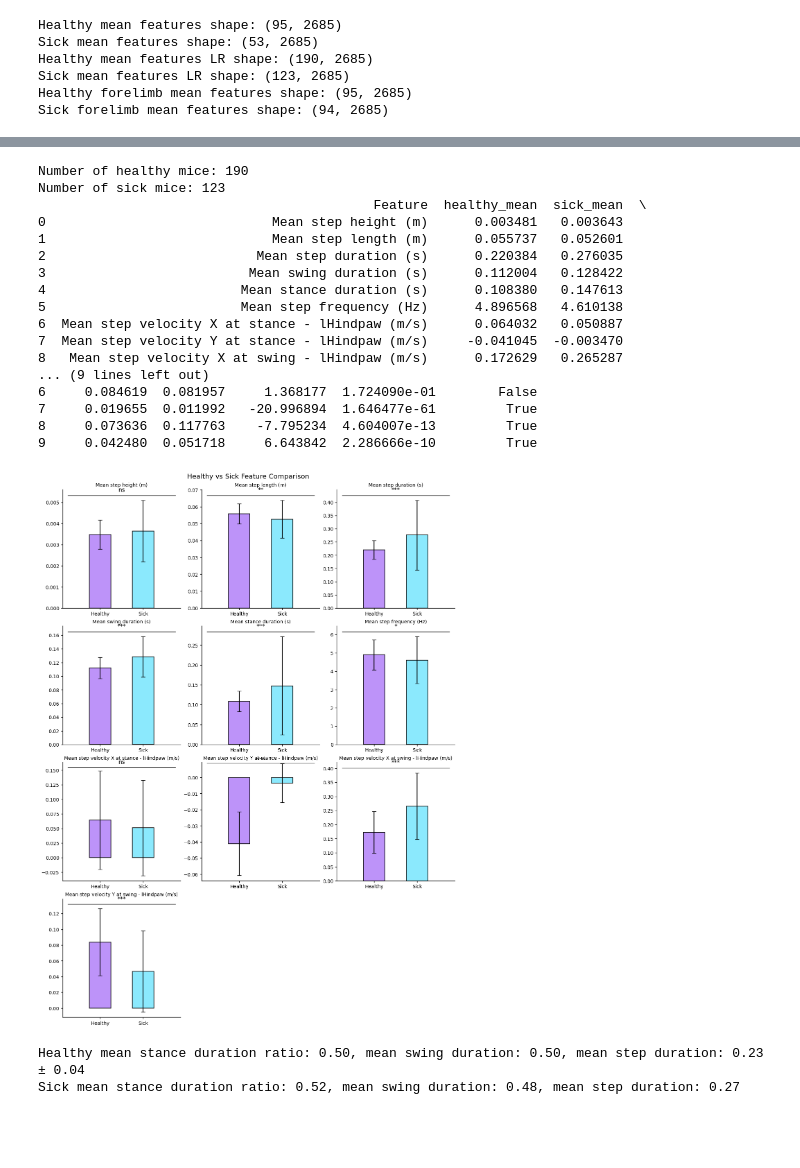
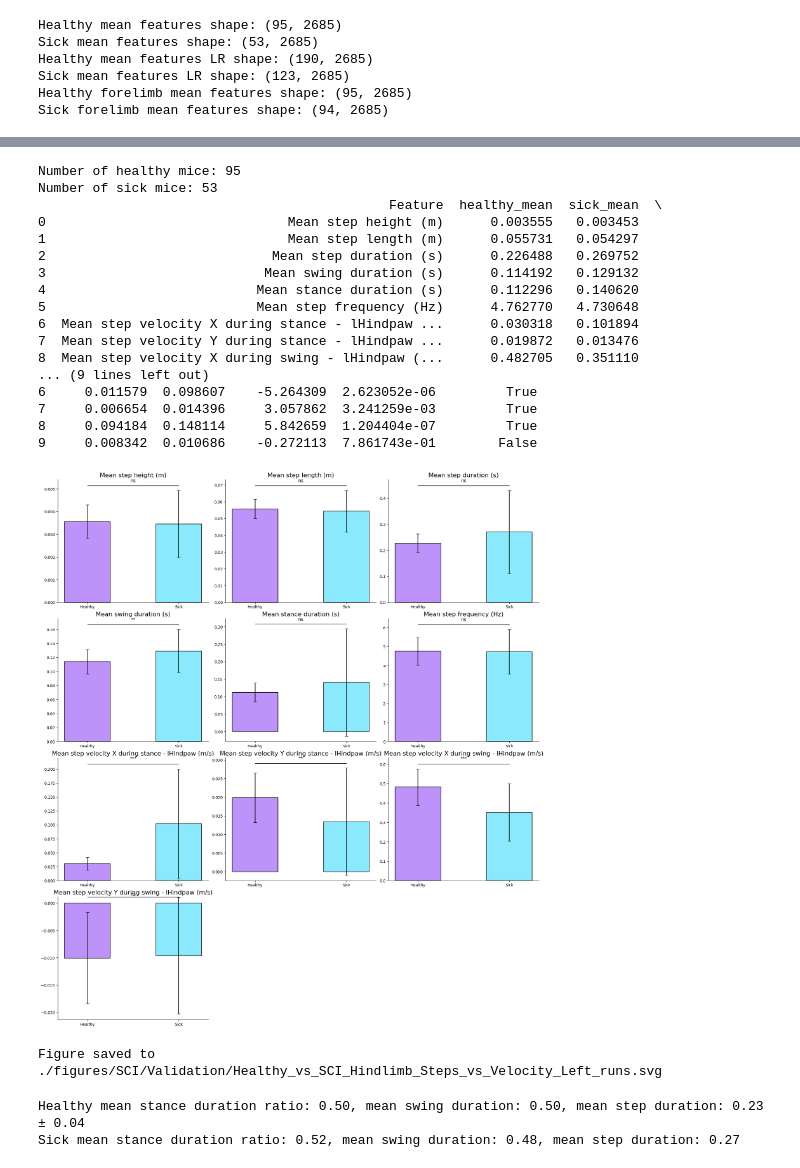
Before and after one commit to SimpingOjou/MScThesis, a Jupyter notebook: SCI_Time_Analysis.ipynb, the cells around one changed output, grey strips where cells are left out. Saved outputs shown, nothing was run; the diff lists cells and outputs as text; code cells hidden in the pictures; blank space fills up the shorter version.

```diff
--- a/SCI_Time_Analysis.ipynb
+++ b/SCI_Time_Analysis.ipynb
@@ -320,6 +320,7 @@ compare_spatial_progression_over_time(healthy_steps, unhealthy_steps, finger_pos
 features_to_check = ('Mean step height (m)', 'Mean step length (m)', 'Mean step duration (s)', 'Mean swing duration (s)', 'Mean stance duration (s)', 'Mean step frequency (Hz)')
 foresteps_features_to_check = ('Mean angle excursion - rhindlimb - knee (°)', 'Mean angle excursion - rhindlimb - ankle (°)', 'Mean phase excursion - rhindlimb - hip (°)', 'Mean phase excursion - rhindlimb - knee (°)', 'Mean phase excursion - rhindlimb - ankle (°)', 'Mean phase excursion - rhindlimb - lHindpaw (°)')
 features_to_check_against = ('Mean step velocity X at stance - lHindpaw (m/s)', 'Mean step velocity Y at stance - lHindpaw (m/s)', 'Mean step velocity X at swing - lHindpaw (m/s)', 'Mean step velocity Y at swing - lHindpaw (m/s)')
+features_to_check_against_during = ('Mean step velocity X during stance - lHindpaw (m/s)', 'Mean step velocity Y during stance - lHindpaw (m/s)', 'Mean step velocity X during swing - lHindpaw (m/s)', 'Mean step velocity Y during swing - lHindpaw (m/s)')
 # features_to_check_against = ('Mean step velocity X at stance - lHindfingers (m/s)', 'Mean step velocity Y at stance - lHindfingers (m/s)', 'Mean step velocity X at swing - lHindfingers (m/s)', 'Mean step velocity Y at swing - lHindfingers (m/s)')
 
 ## Load the mean features
@@ -381,7 +382,7 @@ fig = make_subplots(
 )
 
 for i, y_feat in enumerate(foresteps_features_to_check):
-    for j, x_feat in enumerate(features_to_check_against):
+    for j, x_feat in enumerate(features_to_check_against_during):
         if x_feat in healthy_forelimb_mean_features.columns and y_feat in healthy_forelimb_mean_features.columns:
             fig.add_trace(
                 go.Scatter(
@@ -468,5 +469,5 @@ fig.update_layout(
 print(f"Number of healthy mice: {len(healthy_forelimb_mean_features['Mouse'].unique())}")
 print(f'Number of unhealthy mice: {len(sick_forelimb_mean_features['Mouse'].unique())}')
 fig.show()
-fig.write_image(os.path.join(os.path.join(FIGURES_DIR, 'Validation'), 'Healthy_vs_SCI_Mean_Forelimb_Features_Step_vs_Velocity.svg'), format='svg')
+# fig.write_image(os.path.join(os.path.join(FIGURES_DIR, 'Validation'), 'Healthy_vs_SCI_Mean_Forelimb_Features_Step_vs_Velocity.svg'), format='svg')
 # %% [output]
@@ -759,7 +1047,7 @@ Number of unhealthy mice: 53
 # %%
 ## Perform t-test of healthy vs sick for left and right mice
 t_test_results_lr = defaultdict(dict)
-total_features_lr = features_to_check + features_to_check_against
+total_features_lr = features_to_check + features_to_check_against_during
 for feature in total_features_lr:
     if feature in healthy_mean_features_lr.columns and feature in sick_mean_features_lr.columns:
         healthy_values = healthy_mean_features_lr[feature].dropna().values
@@ -790,7 +1078,7 @@ print(f"Number of sick mice: {len(sick_mean_features_lr)}")
 print(t_test_df_lr)
 
 # Plot the t-test results for left and right mice
-plot_ttest_results_grid(t_test_df_lr, healthy_mean_features_lr, sick_mean_features_lr, cols=3)
+plot_ttest_results_grid(t_test_df_lr, healthy_mean_features_lr, sick_mean_features_lr, cols=3, filepath=os.path.join(FIGURES_DIR, 'Validation', 'Healthy_vs_SCI_Hindlimb_Steps_vs_Velocity_LR.svg'))
 # %% [output]
 Number of healthy mice: 190
 Number of sick mice: 123
@@ -813,7 +1102,7 @@ Number of sick mice: 123
 # %%
 ## Perform t-test to see if on right sided runs healthy is different from sick
 t_test_results_r = defaultdict(dict)
-total_features_r = features_to_check + features_to_check_against
+total_features_r = features_to_check + features_to_check_against_during
 for feature in total_features_r:
     if feature in healthy_mean_features_r.columns and feature in sick_mean_features_r.columns:
         healthy_values = healthy_mean_features_r[feature].dropna().values
@@ -844,7 +1133,7 @@ print(f"Number of sick mice: {len(sick_mean_features_r)}")
 print(t_test_df_r)
 
 # Plot the t-test results for right sided runs
-plot_ttest_results_grid(t_test_df_r, healthy_mean_features_r, sick_mean_features_r, cols=3)
+plot_ttest_results_grid(t_test_df_r, healthy_mean_features_r, sick_mean_features_r, cols=3, filepath=os.path.join(FIGURES_DIR, 'Validation', 'Healthy_vs_SCI_Hindlimb_Steps_vs_Velocity_Right_runs.svg'))
 # %% [output]
 Number of healthy mice: 95
 Number of sick mice: 70
@@ -867,57 +1157,58 @@ Number of sick mice: 70
 # %%
 ## Perform t-test of healthy left sided runs healthy vs sick
 t_test_results_l = defaultdict(dict)
-total_features_l = features_to_check + features_to_check_against
+total_features_l = features_to_check + features_to_check_against_during
 for feature in total_features_l:
-    if feature in healthy_mean_features_lr.columns and feature in sick_mean_features_lr.columns:
-        healthy_values = healthy_mean_features_lr[feature].dropna().values
-        sick_values = sick_mean_features_lr[feature].dropna().values
+    if feature in healthy_mean_features.columns and feature in sick_mean_features.columns:
+        healthy_values = healthy_mean_features[feature].dropna().values
+        sick_values = sick_mean_features[feature].dropna().values
         if len(healthy_values) > 0 and len(sick_values) > 0:
             t_stat, p_value = ttest_ind_from_stats(
                 mean1=np.mean(healthy_values),
                 std1=np.std(healthy_values, ddof=1),
                 nobs1=len(healthy_values),
                 mean2=np.mean(sick_values),
                 std2=np.std(sick_values, ddof=1),
                 nobs2=len(sick_values),
                 equal_var=False  # Welch's t-test
             )
             t_test_results_l[feature]['healthy_mean'] = np.mean(healthy_values)
             t_test_results_l[feature]['sick_mean'] = np.mean(sick_values)
             t_test_results_l[feature]['healthy_std'] = np.std(healthy_values, ddof=1)
             t_test_results_l[feature]['sick_std'] = np.std(sick_values, ddof=1)
             t_test_results_l[feature]['t-statistic'] = t_stat
             t_test_results_l[feature]['p-value'] = p_value
 
 # Convert results to DataFrame for better readability
 t_test_df_l = pd.DataFrame(t_test_results_l).T
 t_test_df_l = t_test_df_l.reset_index().rename(columns={'index': 'Feature'})
 t_test_df_l['Significant'] = t_test_df_l['p-value'] < 0.05  # Mark significant results, which indicates a significant difference between healthy and sick mice
-print(f"Number of healthy mice: {len(healthy_mean_features_lr)}")
-print(f"Number of sick mice: {len(sick_mean_features_lr)}")
+print(f"Number of healthy mice: {len(healthy_mean_features)}")
+print(f"Number of sick mice: {len(sick_mean_features)}")
 print(t_test_df_l)
 
 # Plot the t-test results for left sided runs
-plot_ttest_results_grid(t_test_df_l, healthy_mean_features_lr, sick_mean_features_lr, cols=3)
+plot_ttest_results_grid(t_test_df_l, healthy_mean_features, sick_mean_features, cols=3, filepath=os.path.join(FIGURES_DIR, 'Validation', 'Healthy_vs_SCI_Hindlimb_Steps_vs_Velocity_Left_runs.svg'))
 # %% [output]
-Number of healthy mice: 190
-Number of sick mice: 123
-                                           Feature  healthy_mean  sick_mean  \
-0                             Mean step height (m)      0.003481   0.003643
-1                             Mean step length (m)      0.055737   0.052601
-2                           Mean step duration (s)      0.220384   0.276035
-3                          Mean swing duration (s)      0.112004   0.128422
-4                         Mean stance duration (s)      0.108380   0.147613
-5                         Mean step frequency (Hz)      4.896568   4.610138
-6  Mean step velocity X at stance - lHindpaw (m/s)      0.064032   0.050887
-7  Mean step velocity Y at stance - lHindpaw (m/s)     -0.041045  -0.003470
-8   Mean step velocity X at swing - lHindpaw (m/s)      0.172629   0.265287
+Number of healthy mice: 95
+Number of sick mice: 53
+                                             Feature  healthy_mean  sick_mean  \
+0                               Mean step height (m)      0.003555   0.003453
+1                               Mean step length (m)      0.055731   0.054297
+2                             Mean step duration (s)      0.226488   0.269752
+3                            Mean swing duration (s)      0.114192   0.129132
+4                           Mean stance duration (s)      0.112296   0.140620
+5                           Mean step frequency (Hz)      4.762770   4.730648
+6  Mean step velocity X during stance - lHindpaw ...      0.030318   0.101894
+7  Mean step velocity Y during stance - lHindpaw ...      0.019872   0.013476
+8  Mean step velocity X during swing - lHindpaw (...      0.482705   0.351110
 ... (9 lines left out)
-6     0.084619  0.081957     1.368177  1.724090e-01        False
-7     0.019655  0.011992   -20.996894  1.646477e-61         True
-8     0.073636  0.117763    -7.795234  4.604007e-13         True
-9     0.042480  0.051718     6.643842  2.286666e-10         True
+6     0.011579  0.098607    -5.264309  2.623052e-06         True
+7     0.006654  0.014396     3.057862  3.241259e-03         True
+8     0.094184  0.148114     5.842659  1.204404e-07         True
+9     0.008342  0.010686    -0.272113  7.861743e-01        False
-[figure, old version]
+[figure, new version]
+Figure saved to ./figures/SCI/Validation/Healthy_vs_SCI_Hindlimb_Steps_vs_Velocity_Left_runs.svg
 # %%
 ## Print the ratio between stance and swing durations
 healthy_stance_ratio = healthy_mean_features['Mean stance duration (s)'].mean() / healthy_mean_features['Mean step duration (s)'].mean()
```
Also changed, not shown: parts of 8 cells of this notebook, 47 other files.
